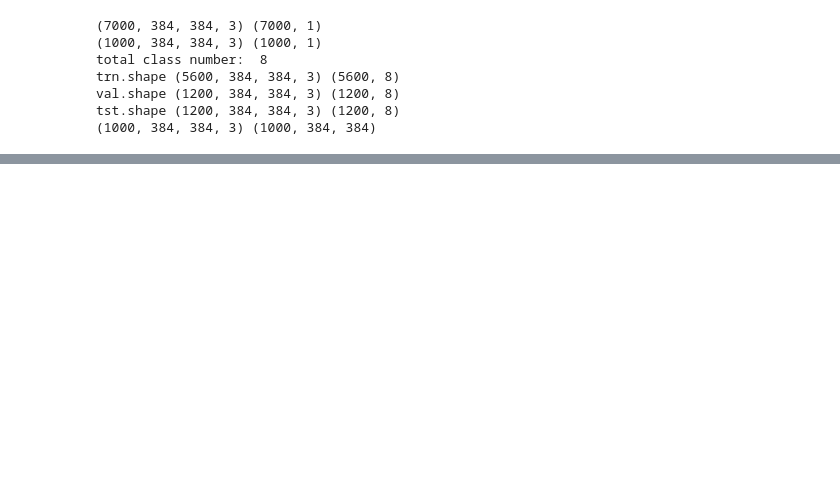
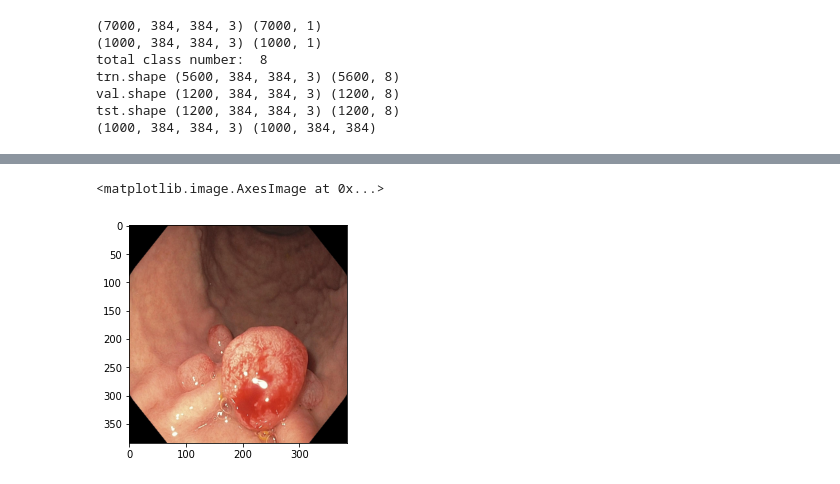
Before and after one commit to hjm9702/Kvasir-XAI, a Jupyter notebook: XAI_method/gradcam_module.ipynb, the cells around one changed output, grey strips where cells are left out. Cells and saved outputs as stored; diff of their text form; code cells hidden in the pictures; blank space fills up the shorter version.

```diff
--- a/XAI_method/gradcam_module.ipynb
+++ b/XAI_method/gradcam_module.ipynb
@@ -223,0 +203,7 @@ def gradcam_evaluation(gradcam_heatmap, Y_tst):
+# %%
+
+def resnet_de(img_array):
+    img_array /= 2.
+    img_array += 0.5
+    img_array *= 255.
+    return img_array
@@ -223,0 +240,5 @@ def gradcam_evaluation(gradcam_heatmap, Y_tst):
+# %%
+plt.imshow(resnet_de(preprocess_func(X_trn_s[0])).astype('uint8'))
+# %% [output]
+<matplotlib.image.AxesImage at 0x...>
+[figure, added]
```
Also changed, not shown: parts of 19 cells of this notebook, 1 other file.
